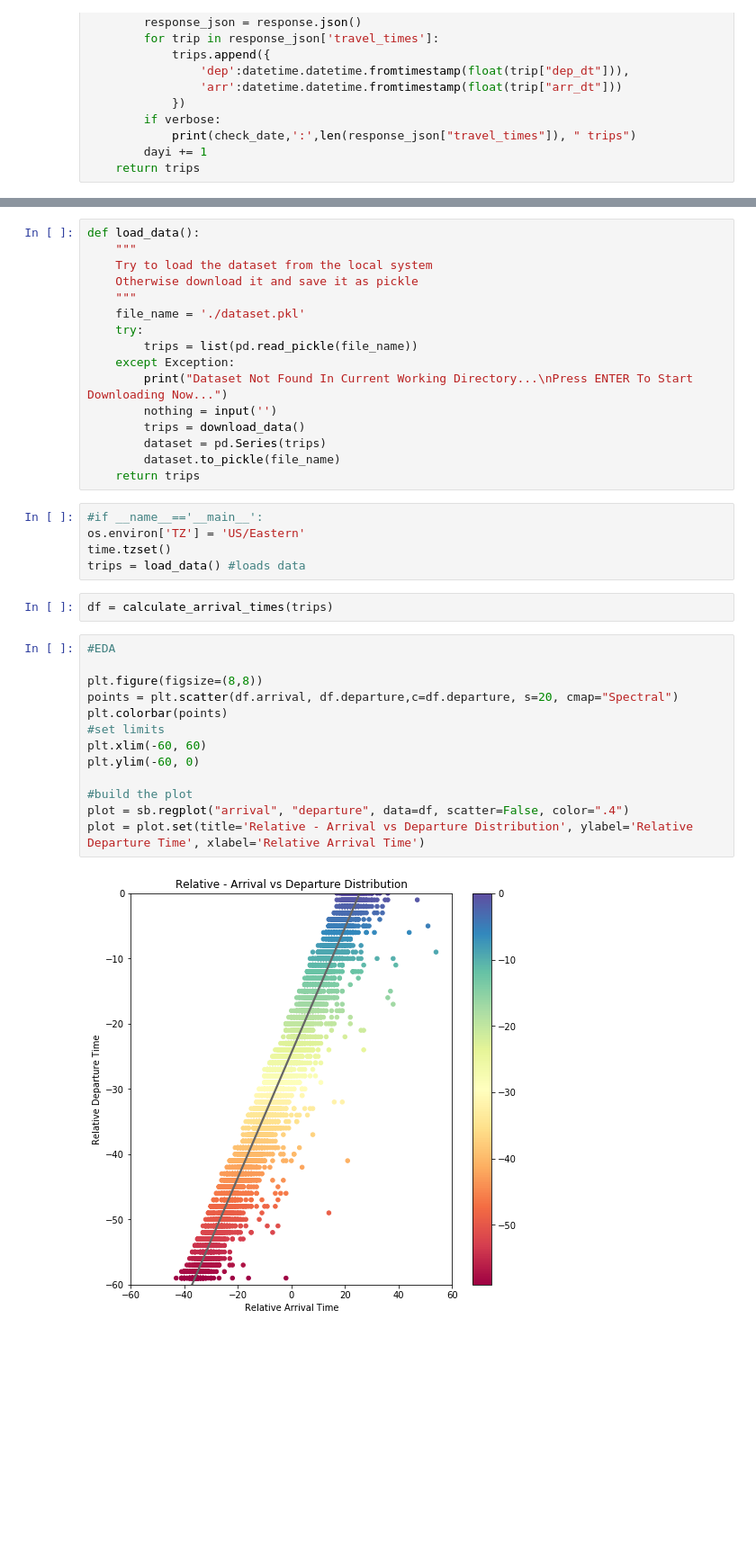
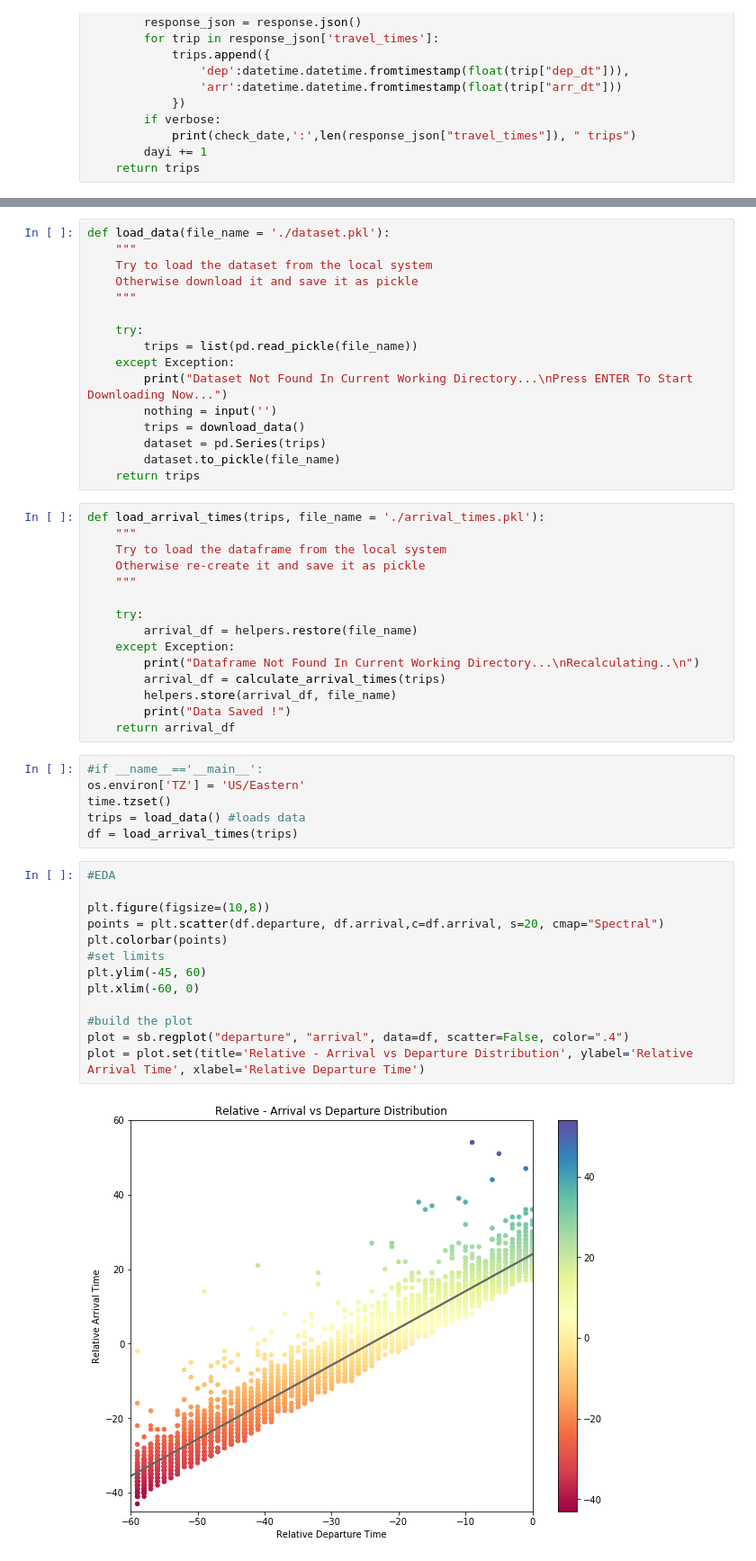
Before and after one commit to amitrajitbose/boston-subway-train-travel-time, a Jupyter notebook: departure_time.ipynb, the cells around one changed output, grey strips where cells are left out. Shown: that part at 90% size. Cells and saved outputs as stored; diff of their text form; blank space fills up the shorter version.

Commit message:
feature engineering steps and arrival time functions

```diff
--- a/departure_time.ipynb
+++ b/departure_time.ipynb
@@ -124,10 +152,10 @@ def calculate_arrival_times(trips, harvard_walk=4, jfk_walk=6, target_hour=9, ta
 # %%
-def load_data():
+def load_data(file_name = './dataset.pkl'):
     """
     Try to load the dataset from the local system
     Otherwise download it and save it as pickle
     """
-    file_name = './dataset.pkl'
+
     try:
         trips = list(pd.read_pickle(file_name))
     except Exception:
@@ -137,25 +165,39 @@ def load_data():
         dataset = pd.Series(trips)
         dataset.to_pickle(file_name)
     return trips
+# %%
+def load_arrival_times(trips, file_name = './arrival_times.pkl'):
+    """
+    Try to load the dataframe from the local system
+    Otherwise re-create it and save it as pickle
+    """
+
+    try:
+        arrival_df = helpers.restore(file_name)
+    except Exception:
+        print("Dataframe Not Found In Current Working Directory...\nRecalculating..\n")
+        arrival_df = calculate_arrival_times(trips)
+        helpers.store(arrival_df, file_name)
+        print("Data Saved !")
+    return arrival_df
 # %%
 #if __name__=='__main__':
 os.environ['TZ'] = 'US/Eastern'
 time.tzset()
 trips = load_data() #loads data
+df = load_arrival_times(trips)
-# %%
-df = calculate_arrival_times(trips)
 # %%
 #EDA
 
-plt.figure(figsize=(8,8))
-points = plt.scatter(df.arrival, df.departure,c=df.departure, s=20, cmap="Spectral")
+plt.figure(figsize=(10,8))
+points = plt.scatter(df.departure, df.arrival,c=df.arrival, s=20, cmap="Spectral")
 plt.colorbar(points)
 #set limits
-plt.xlim(-60, 60)
-plt.ylim(-60, 0)
+plt.ylim(-45, 60)
+plt.xlim(-60, 0)
 
 #build the plot
-plot = sb.regplot("arrival", "departure", data=df, scatter=False, color=".4")
-plot = plot.set(title='Relative - Arrival vs Departure Distribution', ylabel='Relative Departure Time', xlabel='Relative Arrival Time')
+plot = sb.regplot("departure", "arrival", data=df, scatter=False, color=".4")
+plot = plot.set(title='Relative - Arrival vs Departure Distribution', ylabel='Relative Arrival Time', xlabel='Relative Departure Time')
 # %% [output]
-[figure, old version]
+[figure, new version]
```
Also changed, not shown: parts of 7 cells of this notebook, 5 other files.
